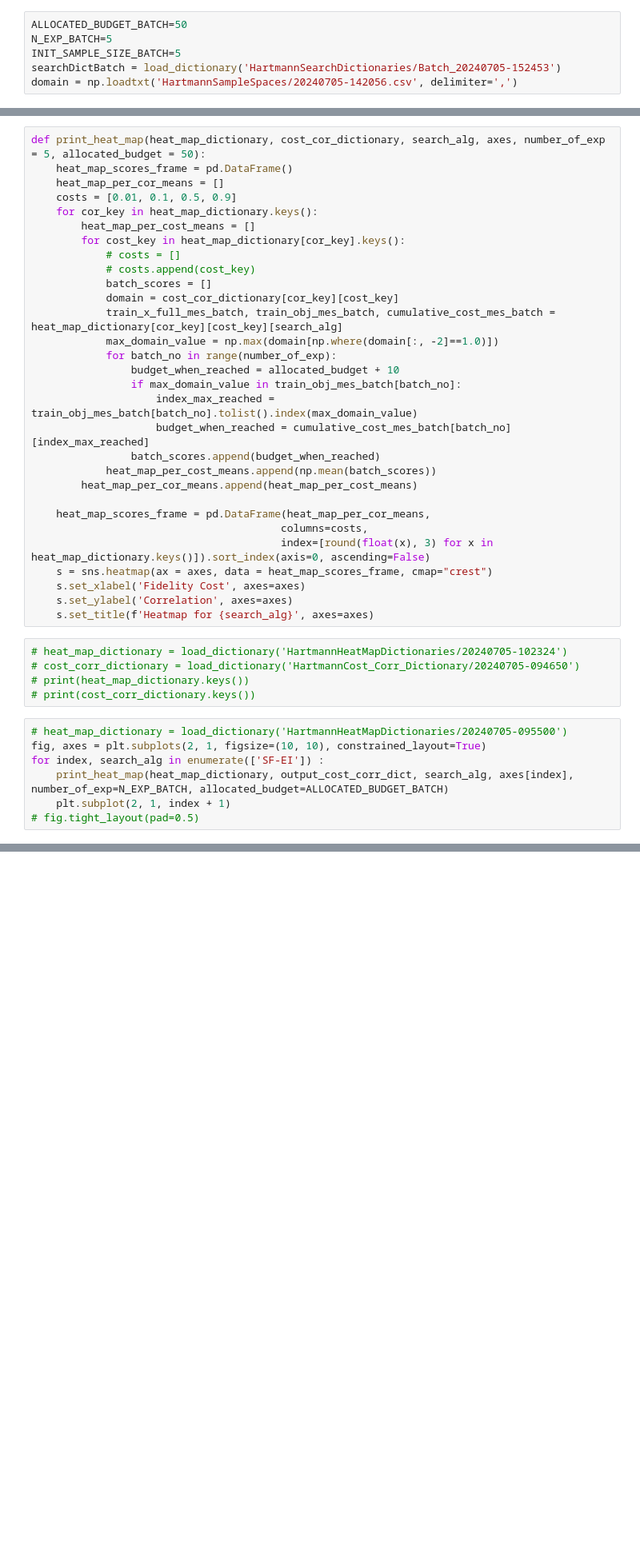
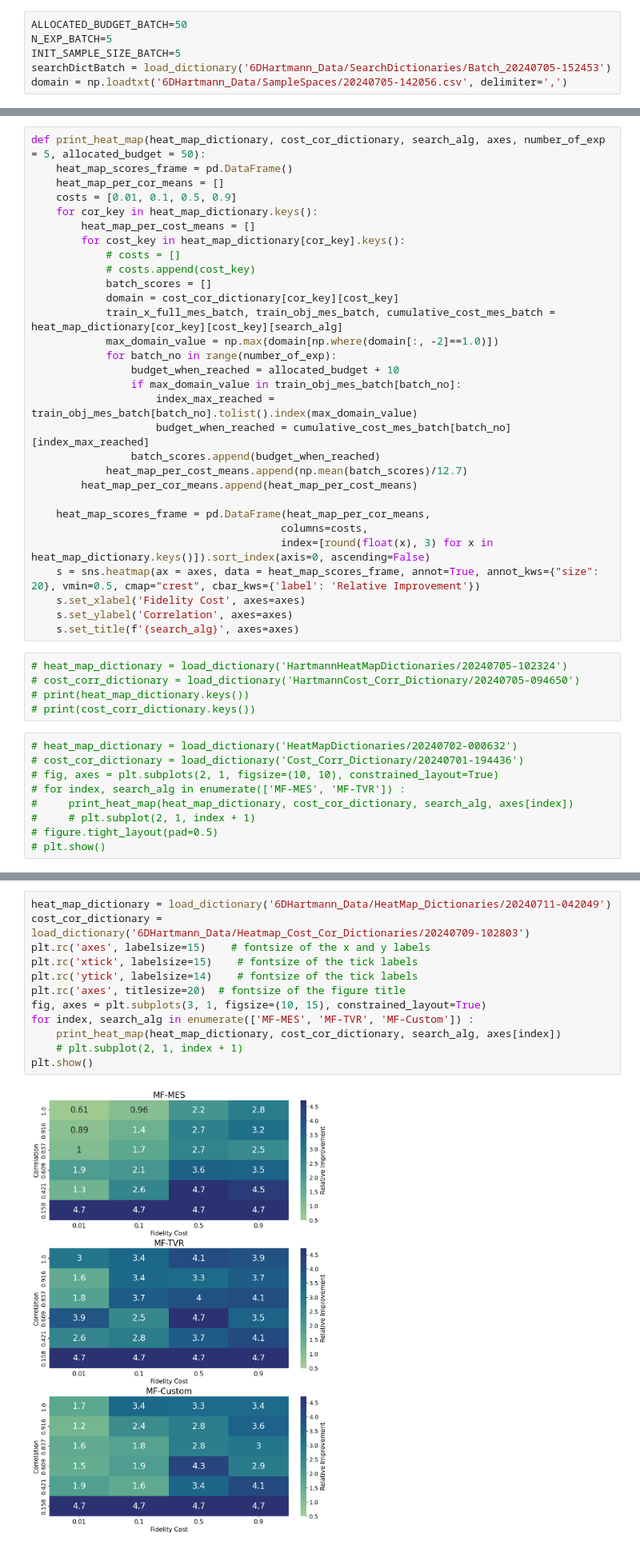
Before and after one commit to kernelCruncher/MFBO, a Jupyter notebook: notebooks/6DHartmannExample.ipynb, the cells around one changed output, grey strips where cells are left out. Shown at 80% size. Cells and saved outputs as stored; diff of their text form; blank space fills up the shorter version.

```diff
--- a/notebooks/6DHartmannExample.ipynb
+++ b/notebooks/6DHartmannExample.ipynb
@@ -584,8 +605,8 @@ HartmannSearchDictionaries/Batch_20240704-203252
 ALLOCATED_BUDGET_BATCH=50
 N_EXP_BATCH=5
 INIT_SAMPLE_SIZE_BATCH=5
-searchDictBatch = load_dictionary('HartmannSearchDictionaries/Batch_20240705-152453')
-domain = np.loadtxt('HartmannSampleSpaces/20240705-142056.csv', delimiter=',')
+searchDictBatch = load_dictionary('6DHartmann_Data/SearchDictionaries/Batch_20240705-152453')
+domain = np.loadtxt('6DHartmann_Data/SampleSpaces/20240705-142056.csv', delimiter=',')
 # %%
 # searchDictBatch2 = {'MF-Mes': (train_x_full_mes_batch, train_obj_mes_batch, cumulative_cost_mes_batch)}
 # Helper function to exapnd batch into individual elements in dictionary to debug results
@@ -935,25 +956,27 @@ def print_heat_map(heat_map_dictionary, cost_cor_dictionary, search_alg, axes, n
                     index_max_reached = train_obj_mes_batch[batch_no].tolist().index(max_domain_value)
                     budget_when_reached = cumulative_cost_mes_batch[batch_no][index_max_reached]
                 batch_scores.append(budget_when_reached)
-            heat_map_per_cost_means.append(np.mean(batch_scores))
+            heat_map_per_cost_means.append(np.mean(batch_scores)/12.7)
         heat_map_per_cor_means.append(heat_map_per_cost_means)
 
     heat_map_scores_frame = pd.DataFrame(heat_map_per_cor_means,
                                         columns=costs,
                                         index=[round(float(x), 3) for x in heat_map_dictionary.keys()]).sort_index(axis=0, ascending=False)
-    s = sns.heatmap(ax = axes, data = heat_map_scores_frame, cmap="crest")
+    s = sns.heatmap(ax = axes, data = heat_map_scores_frame, annot=True, annot_kws={"size": 20}, vmin=0.5, cmap="crest", cbar_kws={'label': 'Relative Improvement'})
     s.set_xlabel('Fidelity Cost', axes=axes)
     s.set_ylabel('Correlation', axes=axes)
-    s.set_title(f'Heatmap for {search_alg}', axes=axes)
+    s.set_title(f'{search_alg}', axes=axes)
 # %%
 # heat_map_dictionary = load_dictionary('HartmannHeatMapDictionaries/20240705-102324')
 # cost_corr_dictionary = load_dictionary('HartmannCost_Corr_Dictionary/20240705-094650')
 # print(heat_map_dictionary.keys())
 # print(cost_corr_dictionary.keys())
 # %%
-# heat_map_dictionary = load_dictionary('HartmannHeatMapDictionaries/20240705-095500')
-fig, axes = plt.subplots(2, 1, figsize=(10, 10), constrained_layout=True)
-for index, search_alg in enumerate(['SF-EI']) :
-    print_heat_map(heat_map_dictionary, output_cost_corr_dict, search_alg, axes[index], number_of_exp=N_EXP_BATCH, allocated_budget=ALLOCATED_BUDGET_BATCH)
-    plt.subplot(2, 1, index + 1)
-# fig.tight_layout(pad=0.5)
+# heat_map_dictionary = load_dictionary('HeatMapDictionaries/20240702-000632')
+# cost_cor_dictionary = load_dictionary('Cost_Corr_Dictionary/20240701-194436')
+# fig, axes = plt.subplots(2, 1, figsize=(10, 10), constrained_layout=True)
+# for index, search_alg in enumerate(['MF-MES', 'MF-TVR']) :
+#     print_heat_map(heat_map_dictionary, cost_cor_dictionary, search_alg, axes[index])
+#     # plt.subplot(2, 1, index + 1)
+# figure.tight_layout(pad=0.5)
+# plt.show()
@@ -962 +983,15 @@ for index, search_alg in enumerate(['SF-EI']) :
+# %%
+heat_map_dictionary = load_dictionary('6DHartmann_Data/HeatMap_Dictionaries/20240711-042049')
+cost_cor_dictionary = load_dictionary('6DHartmann_Data/Heatmap_Cost_Cor_Dictionaries/20240709-102803')
+plt.rc('axes', labelsize=15)    # fontsize of the x and y labels
+plt.rc('xtick', labelsize=15)    # fontsize of the tick labels
+plt.rc('ytick', labelsize=14)    # fontsize of the tick labels
+plt.rc('axes', titlesize=20)  # fontsize of the figure title
+fig, axes = plt.subplots(3, 1, figsize=(10, 15), constrained_layout=True)
+for index, search_alg in enumerate(['MF-MES', 'MF-TVR', 'MF-Custom']) :
+    print_heat_map(heat_map_dictionary, cost_cor_dictionary, search_alg, axes[index])
+    # plt.subplot(2, 1, index + 1)
+plt.show()
+# %% [output]
+[figure, added]
 # %%
```
Also changed, not shown: parts of 9 cells of this notebook, 6 other files.
